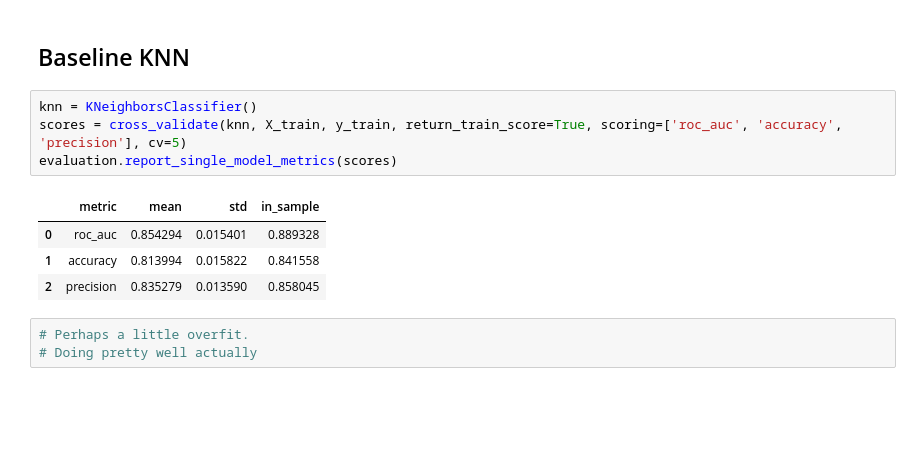
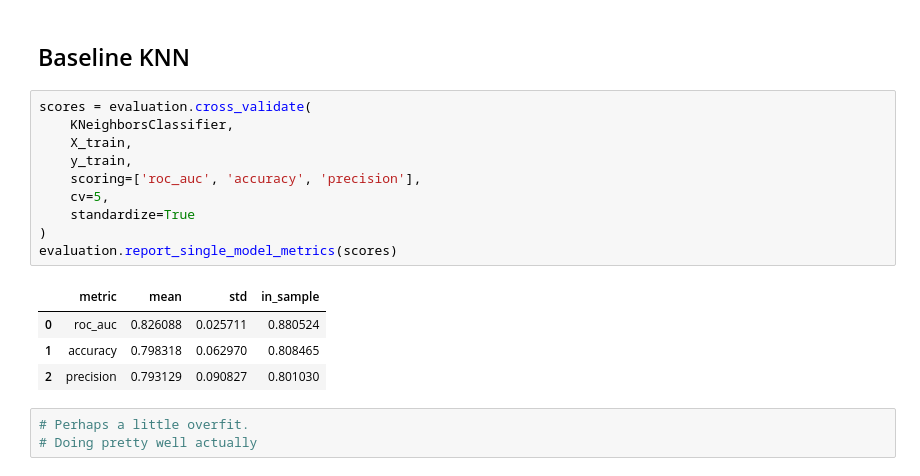
Before and after one commit to willyraedy/pass_or_not, a Jupyter notebook: notebook/KNN.ipynb, the cells around one changed output. Drawn from its saved outputs; the diff is of its cells as text; blank space fills up the shorter version.

```diff
--- a/notebook/KNN.ipynb
+++ b/notebook/KNN.ipynb
@@ -52,14 +49,20 @@ X_train, X_test, y_train, y_test = train_test_split(X, y, test_size=0.2, random_
 # %% [markdown]
 ## Baseline KNN
 # %%
-knn = KNeighborsClassifier()
-scores = cross_validate(knn, X_train, y_train, return_train_score=True, scoring=['roc_auc', 'accuracy', 'precision'], cv=5)
+scores = evaluation.cross_validate(
+    KNeighborsClassifier,
+    X_train,
+    y_train,
+    scoring=['roc_auc', 'accuracy', 'precision'],
+    cv=5,
+    standardize=True
+)
 evaluation.report_single_model_metrics(scores)
 # %% [output]
 |  | metric | mean | std | in_sample |
-| 0 | roc_auc | 0.854294 | 0.015401 | 0.889328 |
-| 1 | accuracy | 0.813994 | 0.015822 | 0.841558 |
-| 2 | precision | 0.835279 | 0.013590 | 0.858045 |
+| 0 | roc_auc | 0.826088 | 0.025711 | 0.880524 |
+| 1 | accuracy | 0.798318 | 0.062970 | 0.808465 |
+| 2 | precision | 0.793129 | 0.090827 | 0.801030 |
 # %%
 # Perhaps a little overfit.
 # Doing pretty well actually
```
Also changed, not shown: parts of 14 cells of this notebook, 1 other file.
